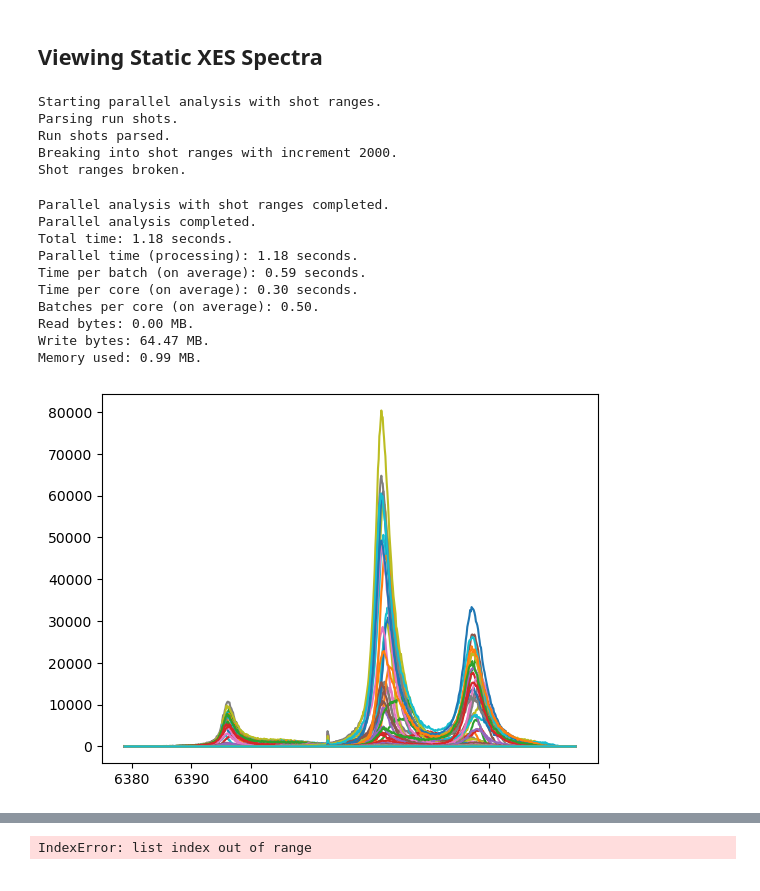
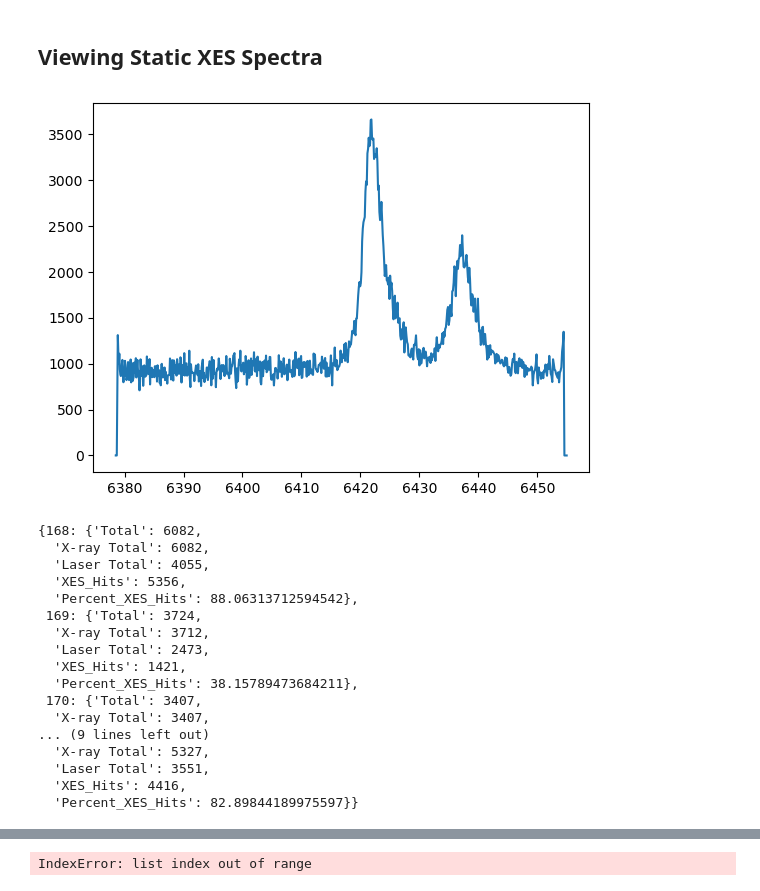
Before and after one commit to lg345/XSpect, a Jupyter notebook: XSpect_XES_mfx101080524.ipynb, the cells around one changed output, grey strips where cells are left out. Saved outputs shown, nothing was run; the diff lists cells and outputs as text; code cells hidden in the pictures.

```diff
--- a/XSpect_XES_mfx101080524.ipynb
+++ b/XSpect_XES_mfx101080524.ipynb
@@ -27,50 +27,57 @@ import pickle
 # %%
 xes_experiment = XSpect.XSpect_Analysis.spectroscopy_experiment(hutch='mfx',experiment_id='mfx101080524',lcls_run=24)
 xes=XSpect.XSpect_Controller.XESBatchAnalysisRotation()
 keys=['ipm_dg2/sum']
 names=['ipm']
 xes.key_epix=['epix_1/ROI_0_area']
 xes.friendly_name_epix=['epix']
 xes.set_key_aliases(keys,names)
-xes.hitfind=False
+xes.hitfind=True
 #xes.import_roi=[[0,-1]]
-#xes.rois=[[0,50]]
+xes.rois=[[98,113]]#Ka ROI
+#xes.rois=[[75,90]]#Kb ROI
 xes.add_filter('xray','ipm',1.0E2)
 #xes.add_filter('simultaneous','ipm',1.0E2)
 #xes.add_filter('laser','ipm',1.0E2)
 #xes.add_filter('simultaneous','ipm4',1.0E3)
 xes.adu_cutoff=3.0
-xes.angle=0
+xes.angle=-2
+#xes.angle=0
 xes.transpose=False
-xes.pixels_to_patch=[382,383,384,385]#needed to change since detector is 90 degrees from standard. e.g. transposed above
+xes.pixels_to_patch=[351,352]#needed to change since detector is 90 degrees from standard. e.g. transposed above
 xes.patch_mode='polynomial'
 #xes.run_parser(['112-114','116-117','121-125','128-132'])
-xes.run_parser(['157'])
+xes.run_parser(['168-172'])
 xes.laser=True
-xes.verbose=True
+xes.verbose=False
 start=time.time()
 xes.primary_analysis_parallel_range(4,xes_experiment,method=xes.primary_analysis_static,increment=2000,verbose=False)
 end=time.time()
 v=XSpect.XSpect_Visualization.XESVisualization()
 #v.combine_static_spectra(xes_analysis=xes,xes_key='epix_ROI_1')
-v.combine_static_spectra(xes_analysis=xes,xes_key='epix')
+v.combine_static_spectra(xes_analysis=xes,xes_key='epix_ROI_1')
 v.make_energy_axis(A=43.25, R=250,  mm_per_pixel=0.05, d=0.981)
 plt.plot(v.energy,v.summed_xes)
 xes.aggregate_statistics()
 # %% [output]
-Starting parallel analysis with shot ranges.
-Parsing run shots.
-Run shots parsed.
-Breaking into shot ranges with increment 2000.
-Shot ranges broken.
-Parallel analysis with shot ranges completed.
-Parallel analysis completed.
-Total time: 1.18 seconds.
-Parallel time (processing): 1.18 seconds.
-Time per batch (on average): 0.59 seconds.
-Time per core (on average): 0.30 seconds.
-Batches per core (on average): 0.50.
-Read bytes: 0.00 MB.
-Write bytes: 64.47 MB.
-Memory used: 0.99 MB.
-[figure, old version]
+[figure, new version]
+# %%
+xes.run_statistics
+# %% [output]
+{168: {'Total': 6082,
+  'X-ray Total': 6082,
+  'Laser Total': 4055,
+  'XES_Hits': 5356,
+  'Percent_XES_Hits': 88.06313712594542},
+ 169: {'Total': 3724,
+  'X-ray Total': 3712,
+  'Laser Total': 2473,
+  'XES_Hits': 1421,
+  'Percent_XES_Hits': 38.15789473684211},
+ 170: {'Total': 3407,
+  'X-ray Total': 3407,
+... (9 lines left out)
+  'X-ray Total': 5327,
+  'Laser Total': 3551,
+  'XES_Hits': 4416,
+  'Percent_XES_Hits': 82.89844189975597}}
```
Also changed, not shown: parts of 6 cells of this notebook.
